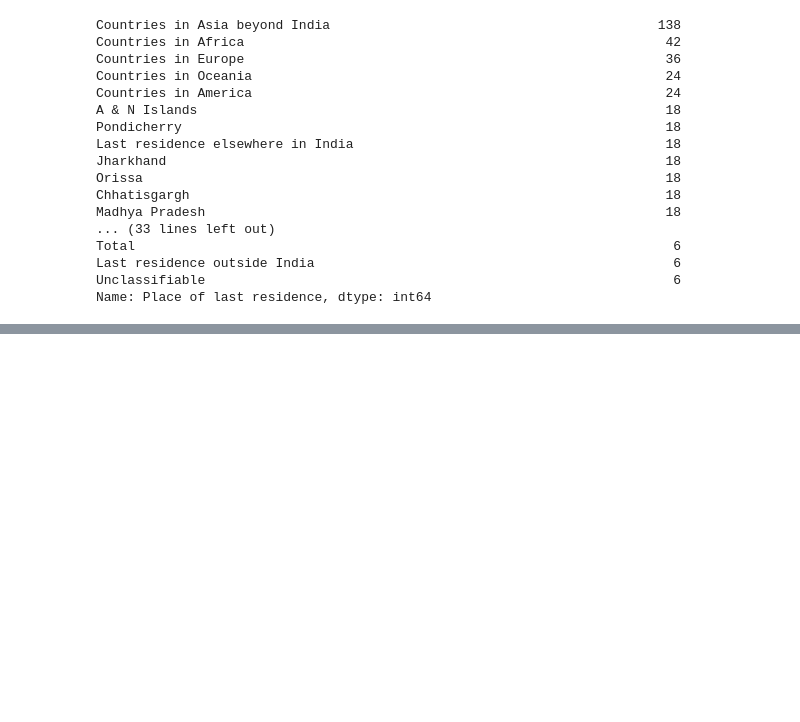
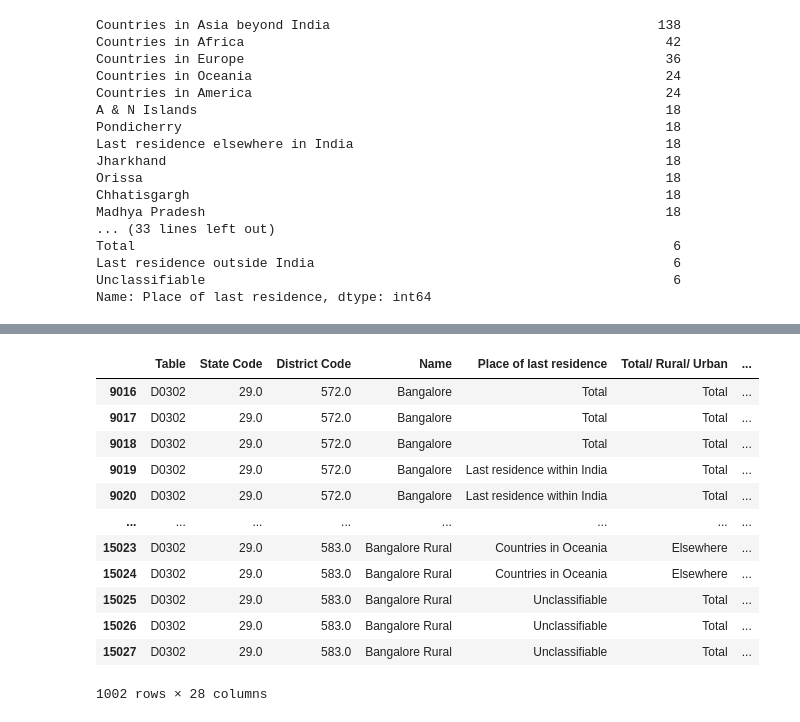
Before and after one commit to SuprajaYadavH/Hackathon, a Jupyter notebook: census_inflow.ipynb, the cells around one changed output, grey strips where cells are left out. Saved outputs shown, nothing was run; the diff lists cells and outputs as text; code cells hidden in the pictures; blank space fills up the shorter version.

```diff
--- a/census_inflow.ipynb
+++ b/census_inflow.ipynb
@@ -149,0 +307,16 @@ Name: Place of last residence, dtype: int64
+# %%
+blr_df_2011
+# %% [output]
+|  | Table | State Code | District Code | Name | Place of last residence | Total/ Rural/ Urban | ... |
+| 9016 | D0302 | 29.0 | 572.0 | Bangalore | Total | Total | ... |
+| 9017 | D0302 | 29.0 | 572.0 | Bangalore | Total | Total | ... |
+| 9018 | D0302 | 29.0 | 572.0 | Bangalore | Total | Total | ... |
+| 9019 | D0302 | 29.0 | 572.0 | Bangalore | Last residence within India | Total | ... |
+| 9020 | D0302 | 29.0 | 572.0 | Bangalore | Last residence within India | Total | ... |
+| ... | ... | ... | ... | ... | ... | ... | ... |
+| 15023 | D0302 | 29.0 | 583.0 | Bangalore Rural | Countries in Oceania | Elsewhere | ... |
+| 15024 | D0302 | 29.0 | 583.0 | Bangalore Rural | Countries in Oceania | Elsewhere | ... |
+| 15025 | D0302 | 29.0 | 583.0 | Bangalore Rural | Unclassifiable | Total | ... |
+| 15026 | D0302 | 29.0 | 583.0 | Bangalore Rural | Unclassifiable | Total | ... |
+| 15027 | D0302 | 29.0 | 583.0 | Bangalore Rural | Unclassifiable | Total | ... |
+1002 rows × 28 columns
```
Also changed, not shown: parts of 18 cells of this notebook.
